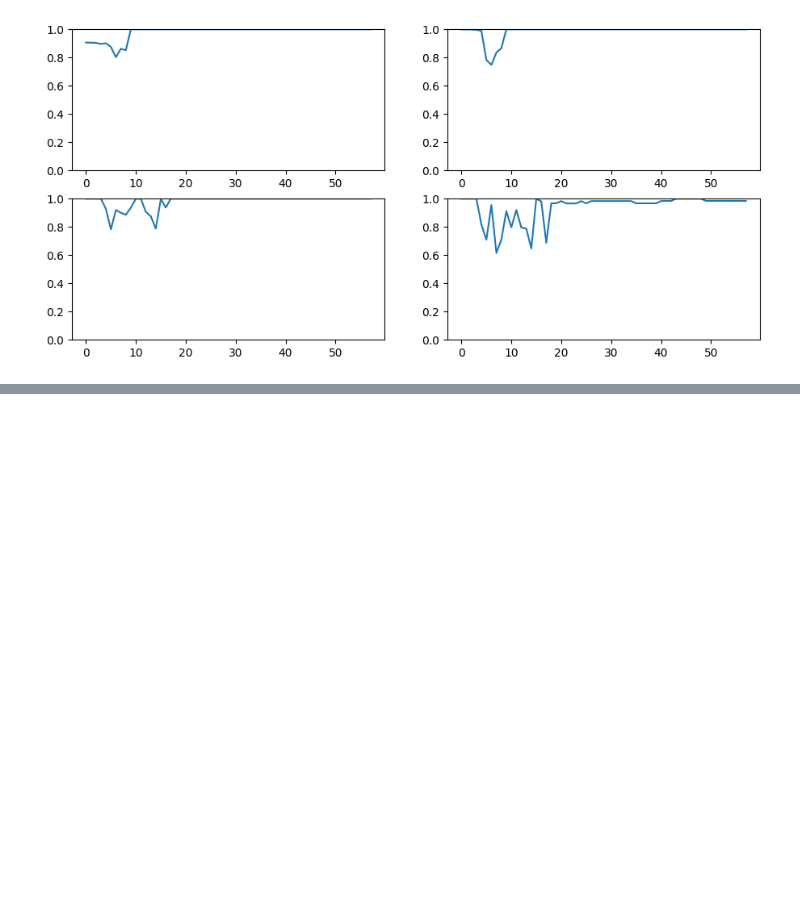
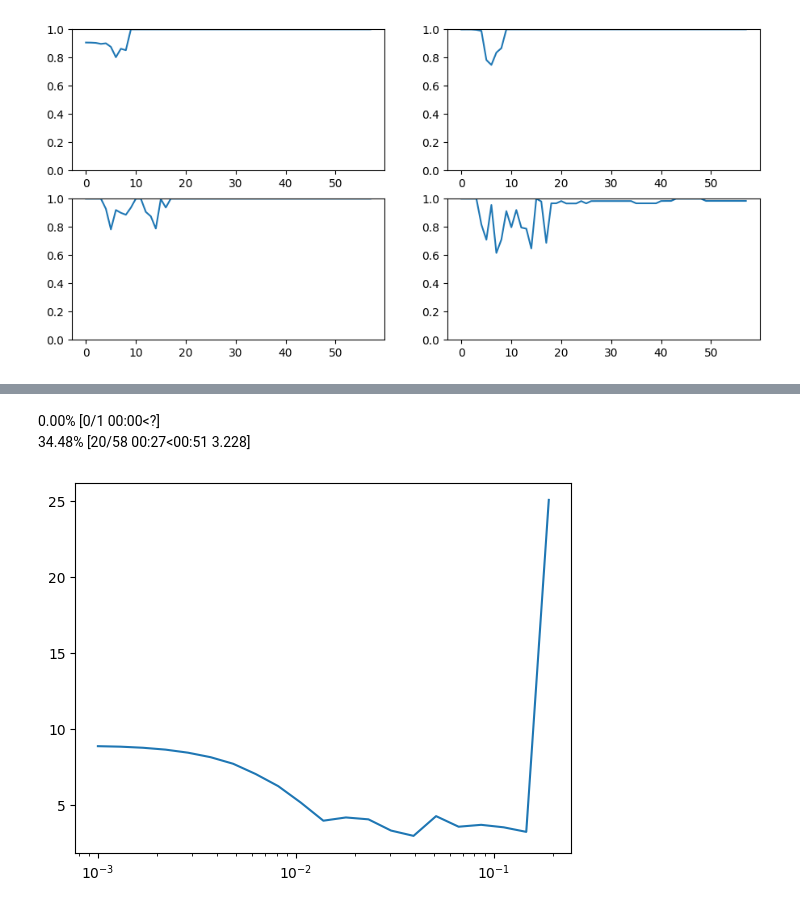
Before and after one commit to SadEnjoyer/diffusion, a Jupyter notebook: notebooks/initialization.ipynb, the cells around one changed output, grey strips where cells are left out. Saved outputs shown, nothing was run; the diff lists cells and outputs as text; code cells hidden in the pictures; blank space fills up the shorter version.

```diff
--- a/notebooks/initialization.ipynb
+++ b/notebooks/initialization.ipynb
@@ -126,0 +336,8 @@ astats.dead_chart()
+# %%
+lrf_cbs = [DeviceCB(), ProgressCB(plot=True), LRFinderCB()]
+learn = MomentumLearner(get_model().apply(init__weights), dls, F.cross_entropy, lr=1e-3, cbs=lrf_cbs)
+learn.fit(1)
+# %% [output]
+0.00% [0/1 00:00<?]
+34.48% [20/58 00:27<00:51 3.228]
+[figure, added]
```
Also changed, not shown: parts of 47 cells of this notebook, 1 other file.
